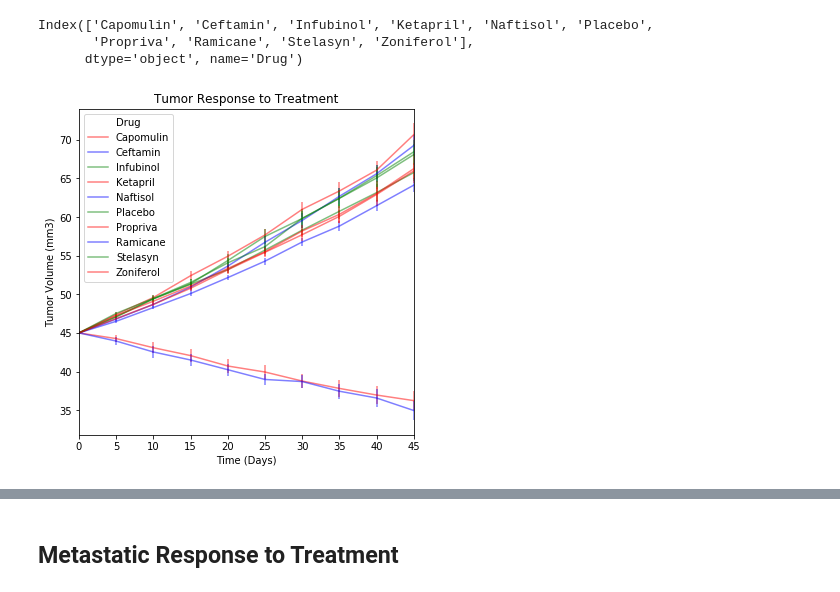
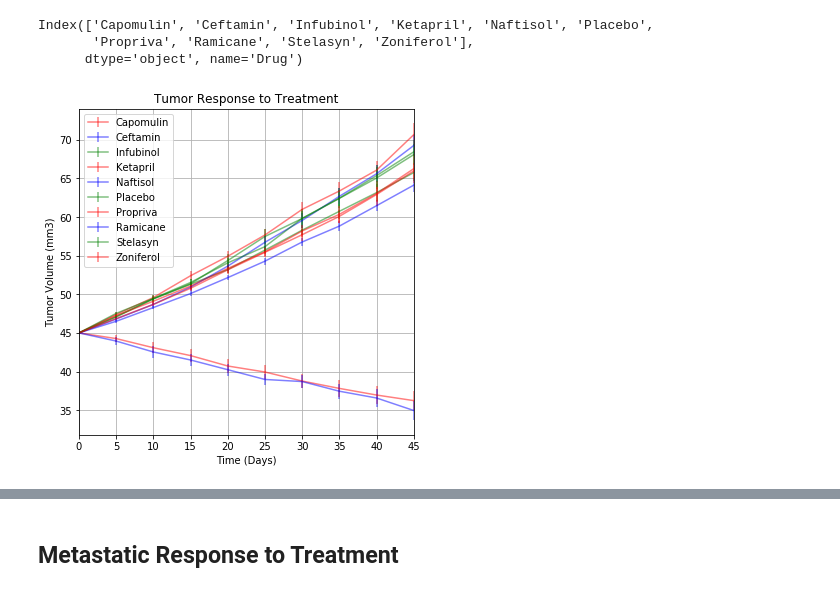
Before and after one commit to brenthl88/Matplotlib-Challenge, a Jupyter notebook: pymaceuticals_starter.ipynb, the cells around one changed output, grey strips where cells are left out. Saved outputs shown, nothing was run; the diff lists cells and outputs as text; code cells hidden in the pictures.

```diff
--- a/pymaceuticals_starter.ipynb
+++ b/pymaceuticals_starter.ipynb
@@ -184,16 +184,17 @@ Index(['Capomulin', 'Ceftamin', 'Infubinol', 'Ketapril', 'Naftisol', 'Placebo',
 # %%
 from matplotlib import pyplot as plt
 # Generate the Plot (with Error Bars) # Capomulin Ramicane Zoniferol
-mean_tumor_vol.plot(kind='line', yerr = se_tumor_vol , subplots=False, figsize=(6,6), color=['r','b','g'], alpha=0.5)
+mean_tumor_vol.plot(kind='line', yerr = se_tumor_vol , grid=True, subplots=False, figsize=(6,6), color=['r','b','g'], alpha=0.5)
+plt.legend()
 plt.title("Tumor Response to Treatment")
 # Set the x-axis label
 plt.xlabel("Time (Days)")
 # Set the y-axis label
 plt.ylabel("Tumor Volume (mm3)")
 # Save the Figure
 plt.savefig('figure.pdf')
 # %% [output]
-[figure, old version]
+[figure, new version]
 # %%
 # Show the Figure
 plt.show()
```
Also changed, not shown: parts of 2 cells of this notebook.
